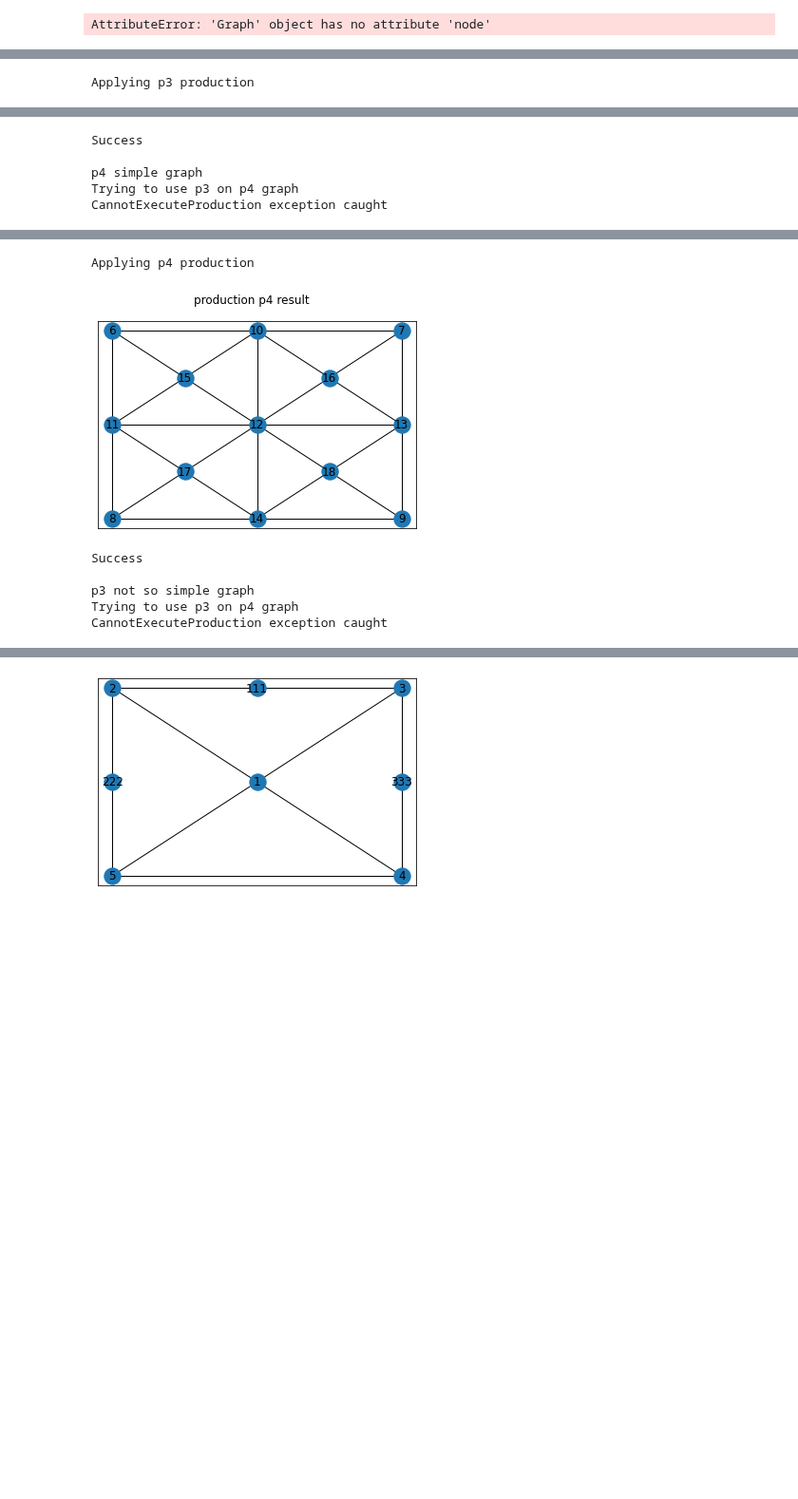
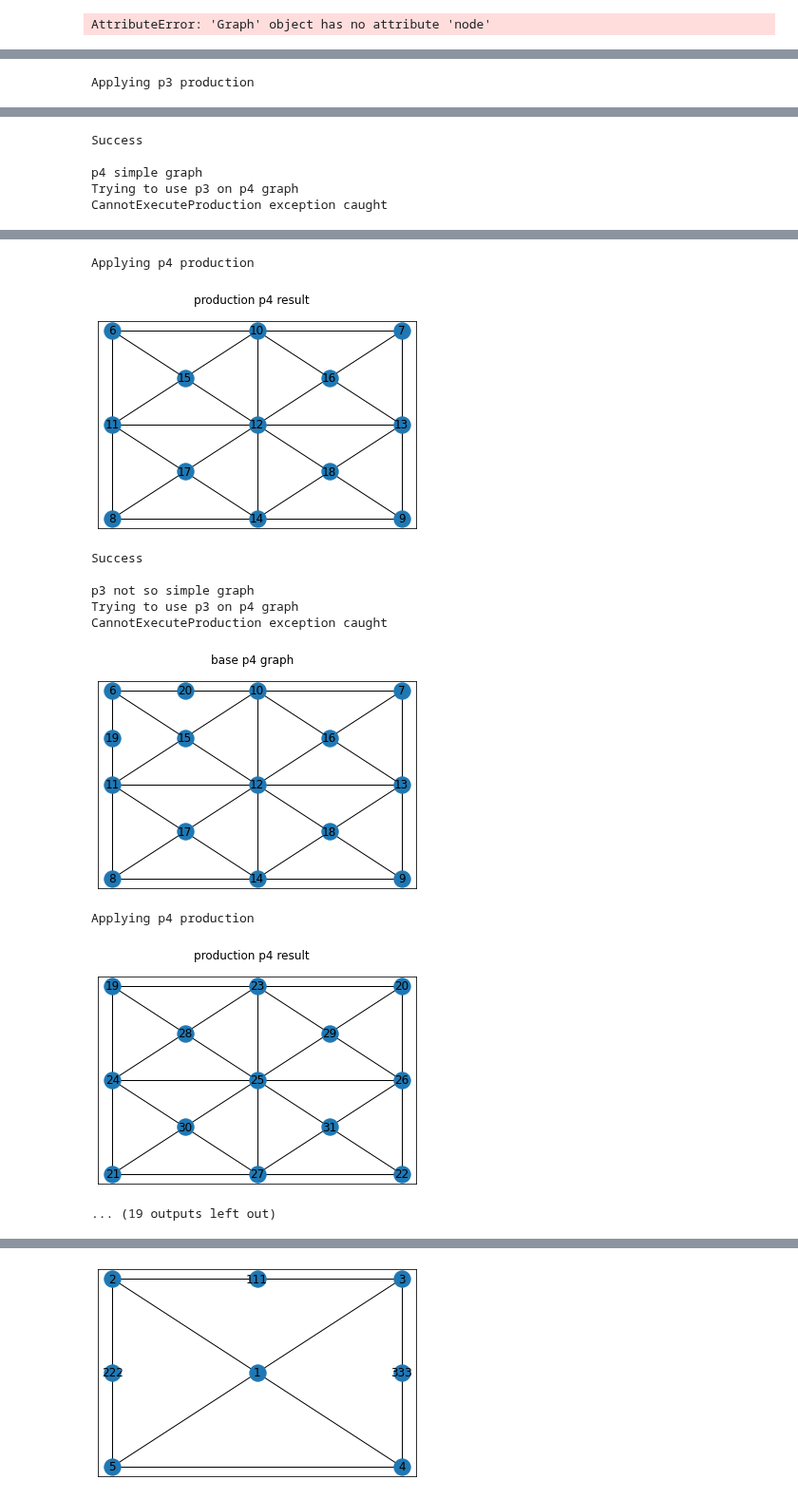
Before and after one commit to MarcinSosniak/GG_projekt, a Jupyter notebook: grafy_p1_p2.ipynb, the cells around one changed output, grey strips where cells are left out. Shown at 95% size. Saved outputs shown, nothing was run; the diff lists cells and outputs as text; code cells hidden in the pictures; blank space fills up the shorter version.

```diff
--- a/grafy_p1_p2.ipynb
+++ b/grafy_p1_p2.ipynb
@@ -1102,12 +1102,16 @@ def zad_2_tests():
             p3(G, i_node[0], graph_layers.get_node_id_gen())
             random_res_p3 += [True]
             print('p3 ran')
+            graph_layers.display_i_layer(-1)
+            plt.show()
         except CannotExecuteProduction:
             random_res_p3 += [False]
         try:
             p4(G, i_node[0], graph_layers.get_node_id_gen())
             random_res_p4 += [True]
             print('p4 ran')
+            graph_layers.display_i_layer(-1)
+            plt.show()
         except CannotExecuteProduction:
             random_res_p4 += [False]
 
@@ -1151,33 +1155,37 @@ def zad_2_tests():
         test_on_broken_graph(show_random,random_res_p3,random_res_p4,graph_layers,G,i_node)
 
 
     p3_res = any(random_res_p3)
     p4_res = any(random_res_p4)
     print(f'Has any p3 ran?: {p3_res}')
     print(f'Has any p4 ran?: {p4_res}')
 
 
 zad_2_tests()
 # %% [output]
 p3 simple graph
 Trying to use p4 on p3 graph
 CannotExecuteProduction exception caught
 [figure]
 Applying p3 production
 [figure]
 Success
 
 p4 simple graph
 Trying to use p3 on p4 graph
 CannotExecuteProduction exception caught
 [figure]
 Applying p4 production
 [figure]
 Success
 
 p3 not so simple graph
 Trying to use p3 on p4 graph
 CannotExecuteProduction exception caught
+[figure, added]
+Applying p4 production
+[figure, added]
+... (19 outputs left out)
 # %%
 import unittest
 import random
```
Also changed, not shown: parts of 3 cells of this notebook.
